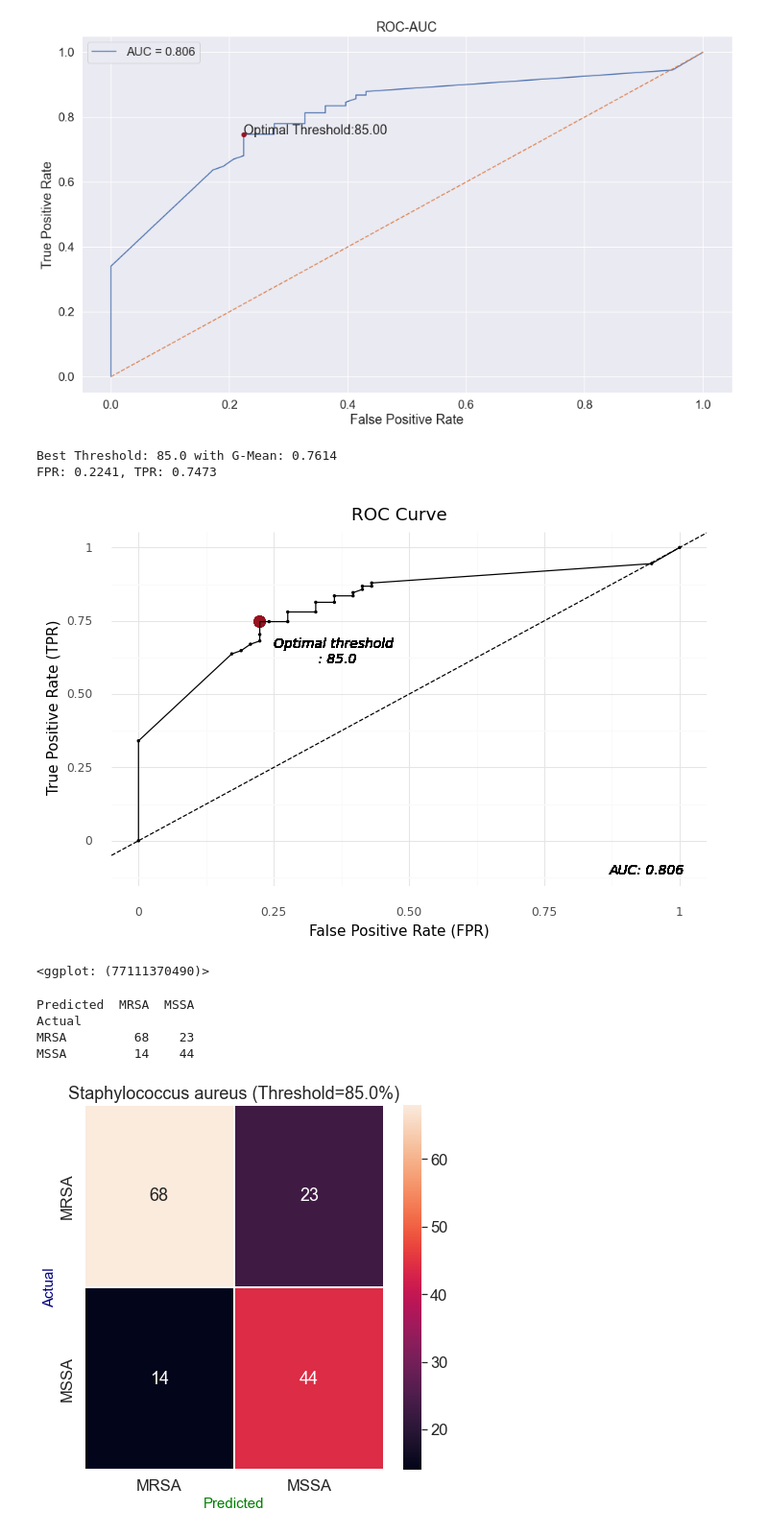
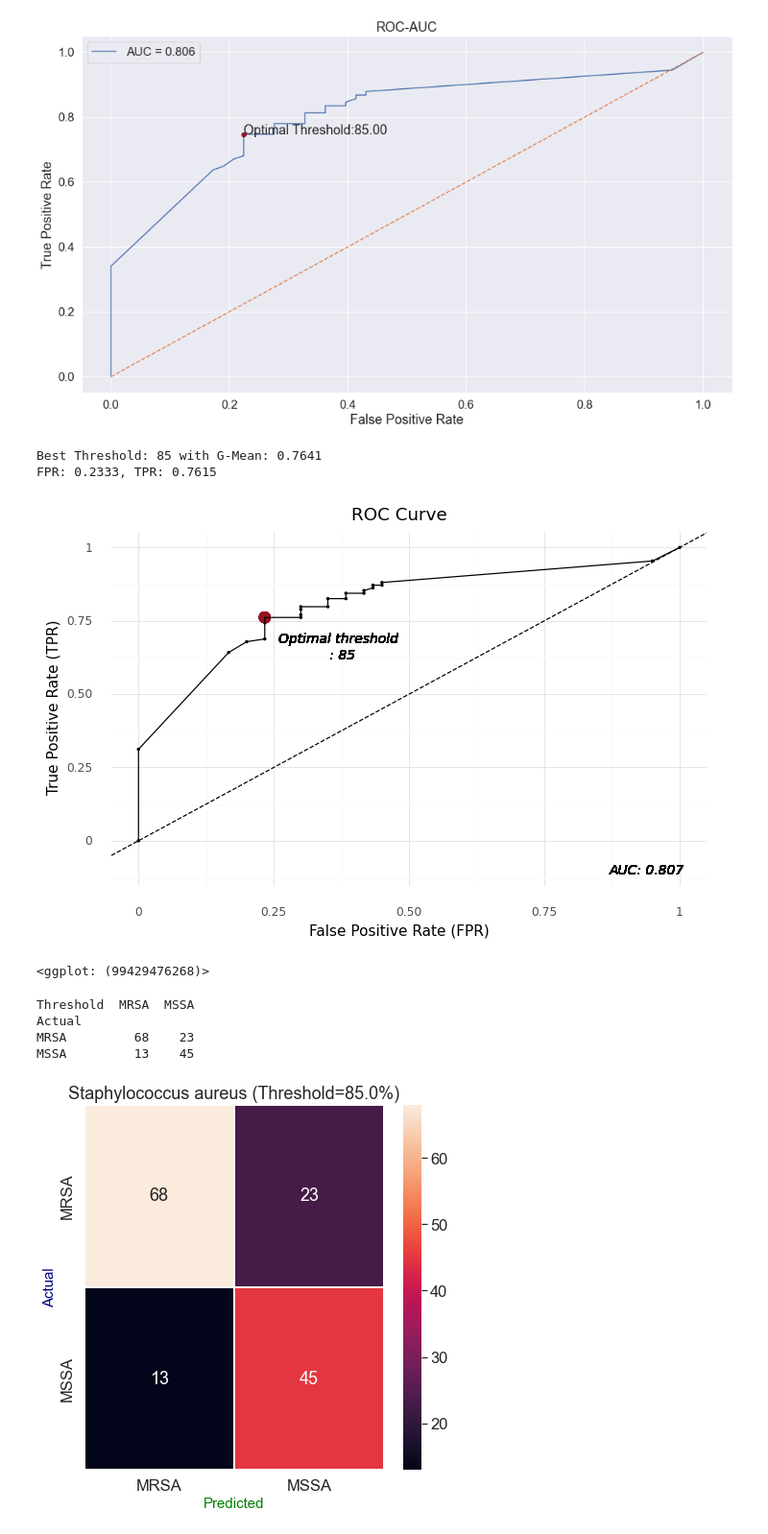
Before and after one commit to ChunWeiPeng/CMUH, a Jupyter notebook: CDSS_SA.ipynb, the cells around one changed output. Shown at 96% size. Saved outputs shown, nothing was run; the diff lists cells and outputs as text; code cells hidden in the pictures.

```diff
--- a/CDSS_SA.ipynb
+++ b/CDSS_SA.ipynb
@@ -26,32 +26,35 @@ def ROC(label, y_prob):
     return fpr, tpr, roc_auc, optimal_th, optimal_point
 # %%
 # Data Loading
-f = r'C:\Users\User\VSCode\CDSS(20220401).xlsx'
+f = r'C:\Users\User\VSCode\CDSS_report_mdro_info.xlsx'
 
 CDSS = pd.read_excel(f, dtype={'病歷號碼':'str'})
-m = CDSS[CDSS.openTime==CDSS.minTime]
+# m = CDSS[CDSS.openTime==CDSS.minTime]
 # %%
 # Staphylococcus aureus
 
-SA = m[(m['菌株'] == 'Staphylococcus aureus')|(m['菌株'] == 'Staphylococcus aureus(MRSA)')]
-SA = SA.drop_duplicates()
+# SA = m[(m['菌株'] == 'Staphylococcus aureus')|(m['菌株'] == 'Staphylococcus aureus(MRSA)')]
+# SA = SA.drop_duplicates()
 
-SA = SA[['病歷號碼', 'bed', '就醫序號', '申請編號', 'strain', '部位', '年齡', '抗藥性菌株', 'examTime',
-       'reportTime', 'openTime', '菌株', '預測值', 'sendTime']].drop_duplicates() #101
-SA['STRAIN'] = 'Staphylococcus aureus'
+# SA = SA[['病歷號碼', 'bed', '就醫序號', '申請編號', 'strain', '部位', '年齡', '抗藥性菌株', 'examTime',
+#        'reportTime', 'openTime', '菌株', '預測值', 'sendTime']].drop_duplicates() #101
+# SA['STRAIN'] = 'Staphylococcus aureus'
 
-# add column 'predValue interval'
-condition = [(SA['預測值'] <= 20), (SA['預測值'] > 20)&(SA['預測值'] <= 40),
-             (SA['預測值'] > 40)&(SA['預測值'] <= 60), (SA['預測值'] > 60)&(SA['預測值'] <= 80),
-             (SA['預測值'] > 80)&(SA['預測值'] <= 100)]
+# # add column 'predValue interval'
+# condition = [(SA['預測值'] <= 20), (SA['預測值'] > 20)&(SA['預測值'] <= 40),
+#              (SA['預測值'] > 40)&(SA['預測值'] <= 60), (SA['預測值'] > 60)&(SA['預測值'] <= 80),
+#              (SA['預測值'] > 80)&(SA['預測值'] <= 100)]
 
-value = ['0~20%', '21~40%', '41~60%', '61~80%', '81~100%']
-SA['PredLevel'] = np.select(condition, value)
+# value = ['0~20%', '21~40%', '41~60%', '61~80%', '81~100%']
+# SA['PredLevel'] = np.select(condition, value)
 
 # add column 'Resistance'
-SA['Resist'] = np.where(SA['抗藥性菌株']==1, 'MRSA', 'MSSA')
-SA['Resist_bool'] = np.where(SA['Resist']=='MRSA', 1, 0)
-SA.rename({'年齡':'Age', '預測值':'PredValue'}, axis=1, inplace=True)
+CDSS = CDSS[['病歷號碼', 'bed', '就醫序號', '申請編號', 'strain', '部位', 'Age', '抗藥性菌株', 'examTime',
+         'reportTime', 'openTime', '菌株', 'PredValue', 'sendTime', 'Group_Strain', 'PredLevel', 'Resist_bool']].drop_duplicates()
+SA = CDSS[CDSS.Group_Strain=='Staphylococcus aureus']
+SA['Resist'] = np.where(SA['Resist_bool']==True, 'MRSA', 'MSSA')
+# SA['Resist_bool'] = np.where(SA['Resist']=='MRSA', 1, 0)
+# SA.rename({'年齡':'Age', '預測值':'PredValue'}, axis=1, inplace=True)
 
 # scatter plot
 
@@ -64,7 +67,7 @@ plt.title('Staphylococcus aureus (Jan-Mar 2022)', fontsize = 25)
 # Pseudomonas aeruginosa    PA	CRPA	CSPA
 # Klebsiella pneumoniae     KP	CRKP	CSKP
 # Morganella morganii       MM	CRMM	CSMM
-# Enterococcus faecium      EF	VRE		VSE
+# Enterococcus faecium      EF	VRE	VSE
 
 ax = sn.scatterplot(data=SA, x="PredValue", y="Age", hue="Resist")
 plt.legend(bbox_to_anchor=(1.02, 1), loc='upper left', borderaxespad=0)
@@ -185,28 +192,28 @@ plotnine.options.figure_size = (8, 4.8)
     theme_minimal()
 )
 # %% [output]
-Best Threshold: 85.0 with G-Mean: 0.7614
-FPR: 0.2241, TPR: 0.7473
+Best Threshold: 85 with G-Mean: 0.7641
+FPR: 0.2333, TPR: 0.7615
-[figure, old version]
+[figure, new version]
-<ggplot: (77111370490)>
+<ggplot: (99429476268)>
 # %%
 # confusion matrix
-SA['Threshold'] = np.where(SA.PredValue>optimal_th, 'MRSA', 'MSSA')
-SA['Predicted'] = np.where(SA['PredLevel'] != '81~100%', 'MSSA', 'MRSA')
-confusion_matrix_SA = pd.crosstab(SA['Resist'], SA['Predicted'], rownames=['Actual'], colnames=['Predicted'])
+SA['Threshold'] = np.where(SA.PredValue >= optimal_th, 'MRSA', 'MSSA')
+# SA['Predicted'] = np.where(SA['PredLevel'] != '81~100%', 'MSSA', 'MRSA')
+confusion_matrix_SA = pd.crosstab(SA['Resist'], SA['Threshold'], rownames=['Actual'], colnames=['Threshold'])
 print (confusion_matrix_SA)
 
 
 plt.figure(figsize=(7,7))
 sn.set(font_scale = 1.5)
 sn.heatmap(confusion_matrix_SA, annot=True, fmt='d', linewidths=1.5)
 plt.title(f'Staphylococcus aureus (Threshold={optimal_th:.1f}%)', fontsize = 18)
 plt.xlabel('Predicted', fontsize = 15, color='green')
 plt.ylabel('Actual', fontsize = 15, color='navy')
 plt.show()
 # %% [output]
-Predicted  MRSA  MSSA
+Threshold  MRSA  MSSA
 Actual
 MRSA         68    23
-MSSA         14    44
+MSSA         13    45
-[figure, old version]
+[figure, new version]
```
Also changed, not shown: parts of 4 cells of this notebook, 2 other files.
